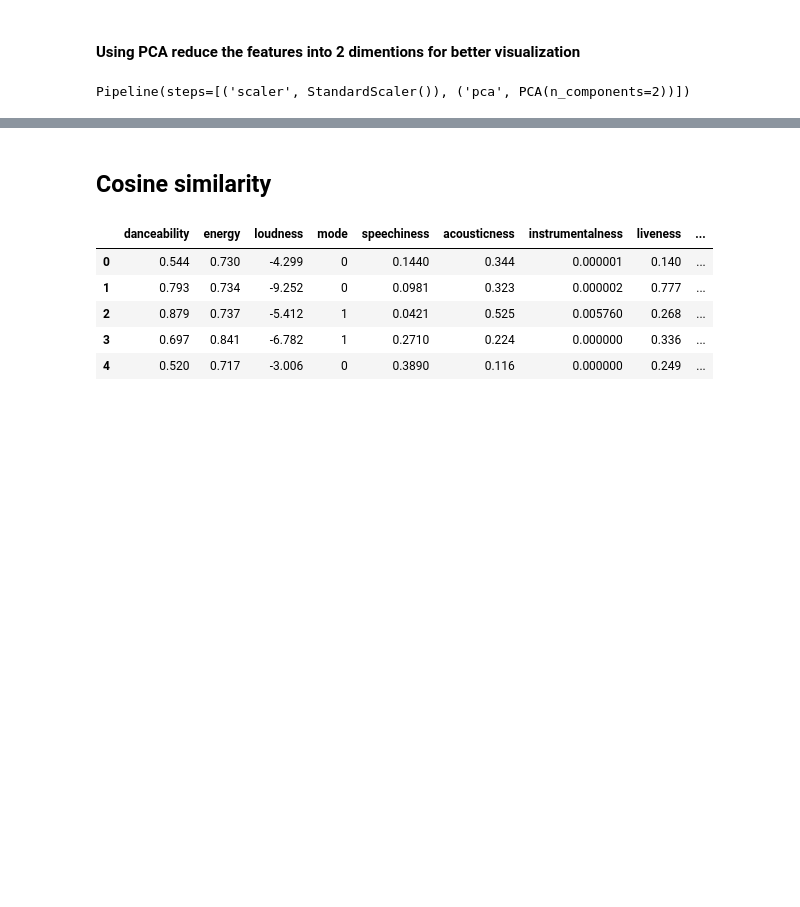
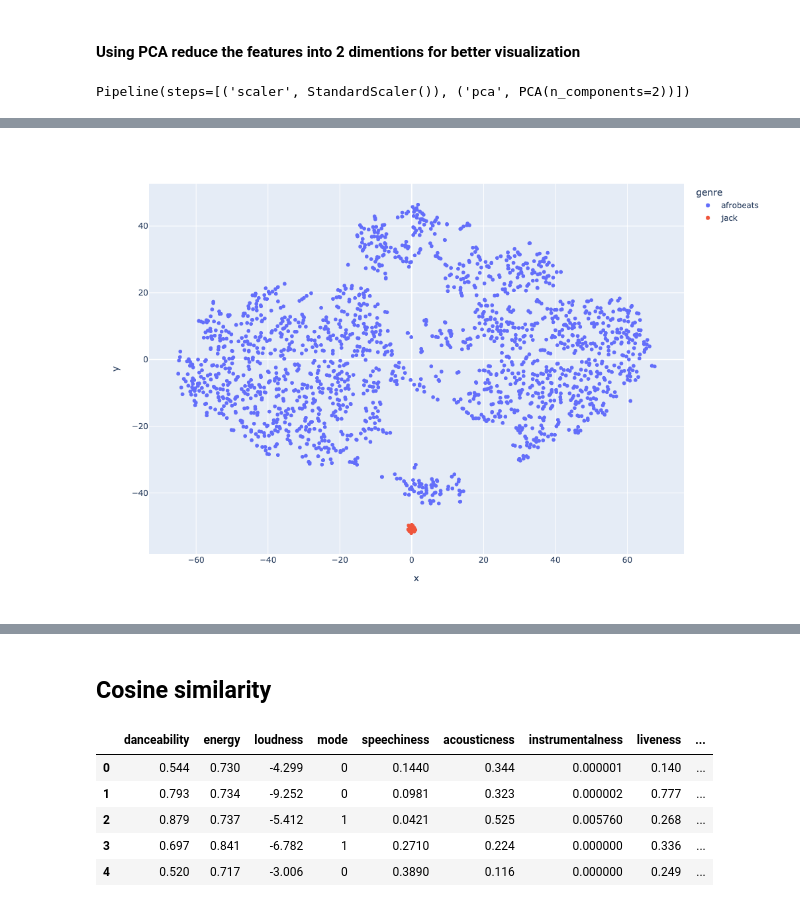
Before and after one commit to CaptCardoso/Afrobeats-Recommender-System, a Jupyter notebook: notebooks/jack's recommendations.ipynb, the cells around one changed output, grey strips where cells are left out. Cells and saved outputs as stored; diff of their text form; code cells hidden in the pictures; blank space fills up the shorter version.

```diff
--- a/notebooks/jack's recommendations.ipynb
+++ b/notebooks/jack's recommendations.ipynb
@@ -139,3 +138,9 @@ tsne_df.head()
+# %%
+#Using Plotly to display the data interactively
+fig = px.scatter(tsne_df, x='x', y='y',color='genre',hover_name='track_name',width=1000, height=700)
+fig.show()
+# %% [output]
+[figure, added]
 # %%
 plt.figure(figsize=(15,10))
 sns.scatterplot( x=tsne_df['x'], y=tsne_df['y'], hue=tsne_df['genre']);
```
Also changed, not shown: parts of 14 cells of this notebook, 3 other files.
